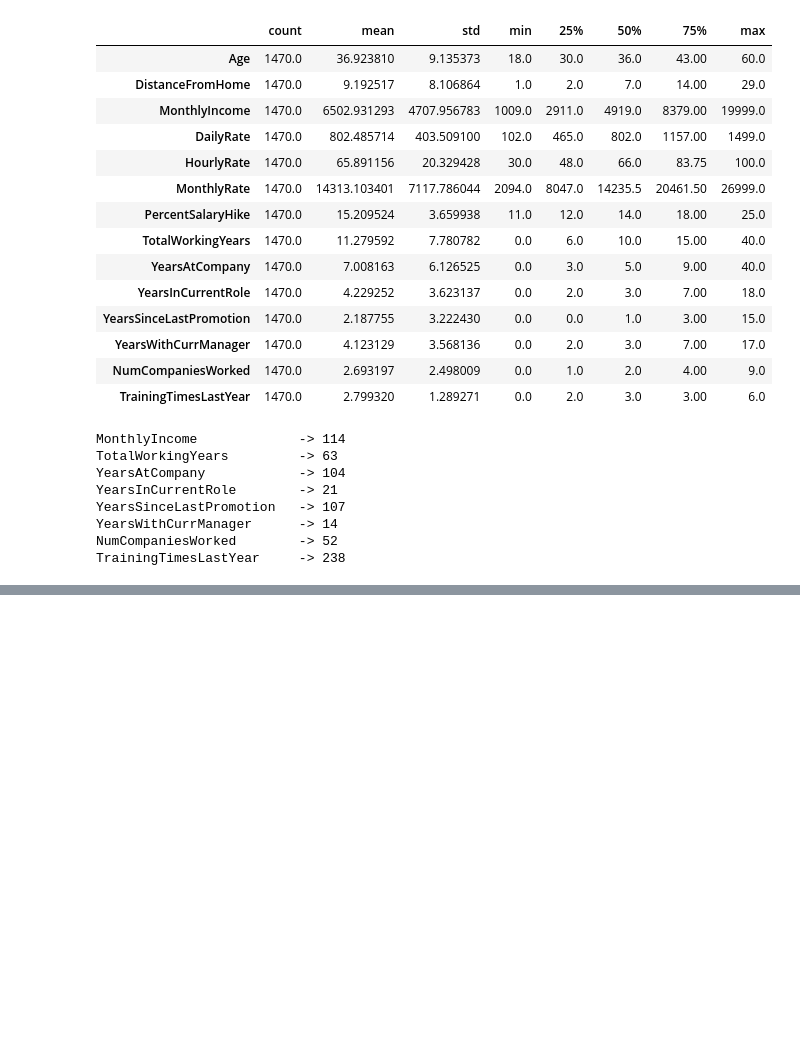
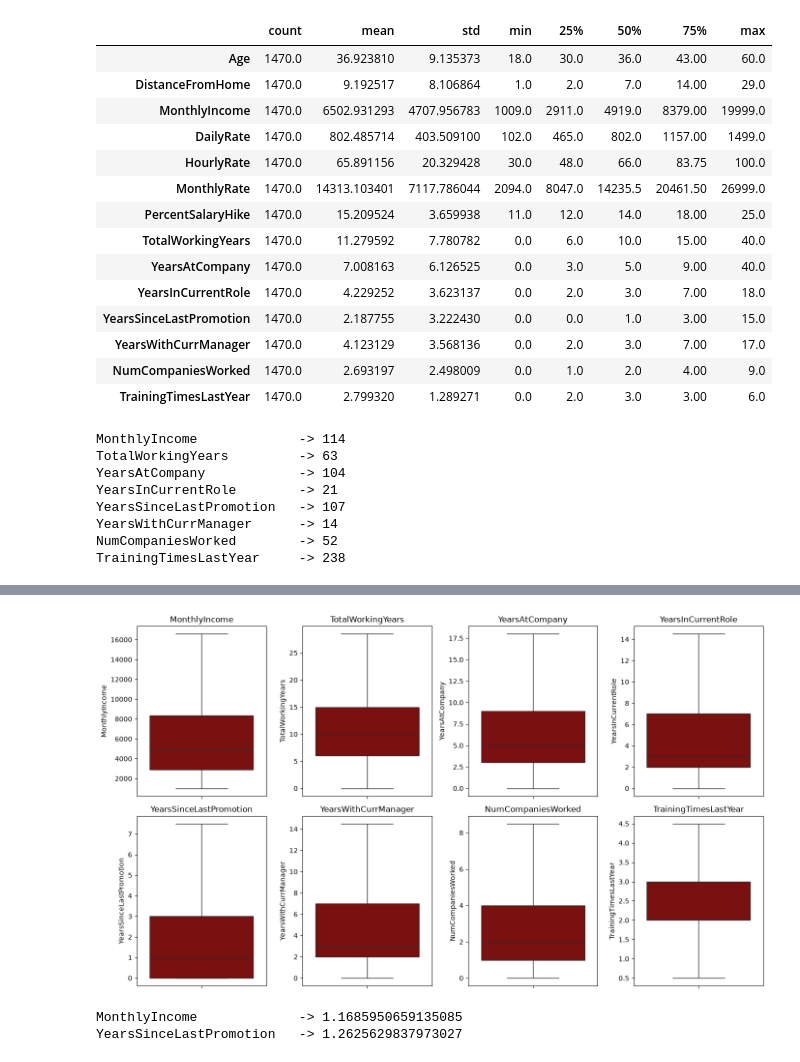
Before and after one commit to Mostafa-1-Abdo/depi-ml-projects, a Jupyter notebook: HRChurn-Employee-Attrition-Intelligence-Predictor/notebooks/mostafa_experiments/preprocessing.ipynb, the cells around one changed output, grey strips where cells are left out. Drawn from its saved outputs; the diff is of its cells as text; code cells hidden in the pictures; blank space fills up the shorter version.

```diff
--- a/HRChurn-Employee-Attrition-Intelligence-Predictor/notebooks/mostafa_experiments/preprocessing.ipynb
+++ b/HRChurn-Employee-Attrition-Intelligence-Predictor/notebooks/mostafa_experiments/preprocessing.ipynb
@@ -174,3 +179,38 @@ plt.show()
 # %%
 for column,bounds in outlier_summary.items():
     df[column] = df[column].clip(bounds[0], bounds[1])
+# %%
+columns = list(outlier_summary.keys())
+n_columns = 4
+n_rows = math.ceil(len(columns) / n_columns)
+
+figure, axes = plt.subplots(n_rows, n_columns, figsize=(14, 4 * n_rows))
+
+if len(columns) == 1:
+    axes = [axes]
+else:
+    axes = axes.flatten()
+
+for i, column in enumerate(columns):
+    sns.boxplot(data=df, y=column, ax=axes[i], color='darkred')
+    axes[i].set_title(column)
+
+for j in range(len(columns), len(axes)):
+    figure.delaxes(axes[j])
+
+plt.tight_layout()
+plt.show()
+# %% [output]
+[figure, added]
+# %%
+distribution_summary = []
+
+for column in continuous_columns:
+    skewness = df[column].skew()
+
+    if abs(skewness) > 1:
+        distribution_summary.append(column)
+        print(f'{column:25s} -> {skewness}')
+# %% [output]
+MonthlyIncome             -> 1.1685950659135085
+YearsSinceLastPromotion   -> 1.2625629837973027
```
Also changed, not shown: parts of 5 cells of this notebook.
